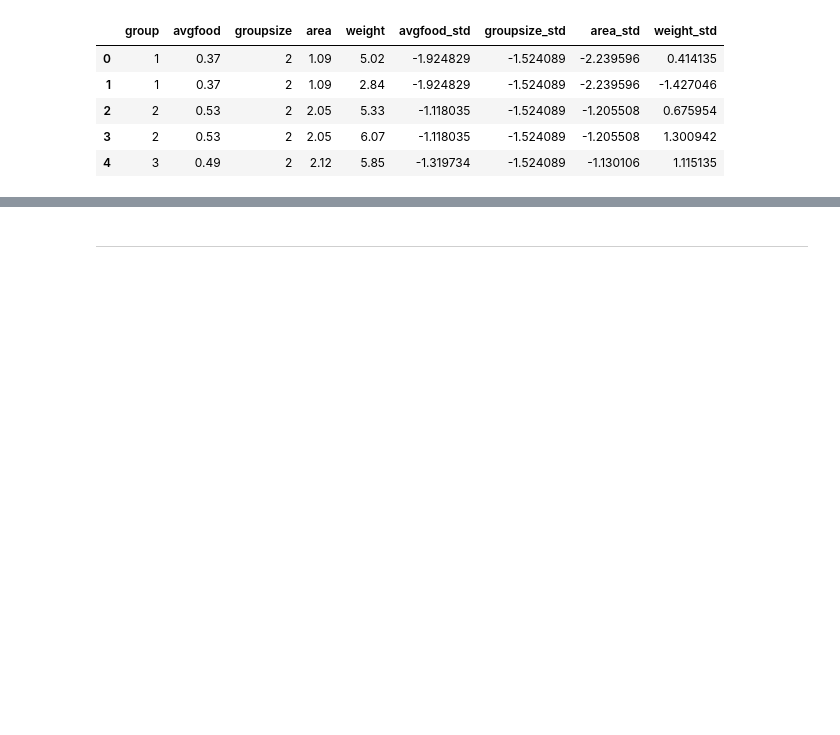
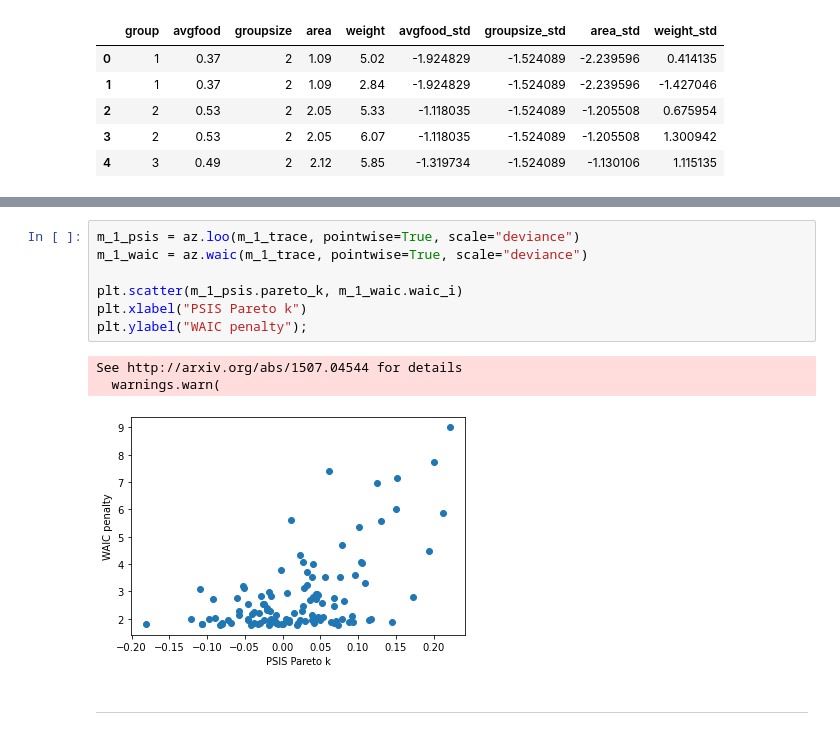
Before and after one commit to elisiojsj/Data-Science, a Jupyter notebook: homeworks_statistical_rethinking/homework_week4.ipynb, the cells around one changed output, grey strips where cells are left out. Saved outputs shown, nothing was run; the diff lists cells and outputs as text; blank space fills up the shorter version.

```diff
--- a/homeworks_statistical_rethinking/homework_week4.ipynb
+++ b/homeworks_statistical_rethinking/homework_week4.ipynb
@@ -279,3 +330,14 @@ az.plot_compare(compare_m)
+# %%
+m_1_psis = az.loo(m_1_trace, pointwise=True, scale="deviance")
+m_1_waic = az.waic(m_1_trace, pointwise=True, scale="deviance")
+
+plt.scatter(m_1_psis.pareto_k, m_1_waic.waic_i)
+plt.xlabel("PSIS Pareto k")
+plt.ylabel("WAIC penalty");
+# %% [output]
+See http://arxiv.org/abs/1507.04544 for details
+  warnings.warn(
+[figure, added]
 # %% [markdown]
 ---
 # %% [markdown]
```
Also changed, not shown: parts of 17 cells of this notebook.
